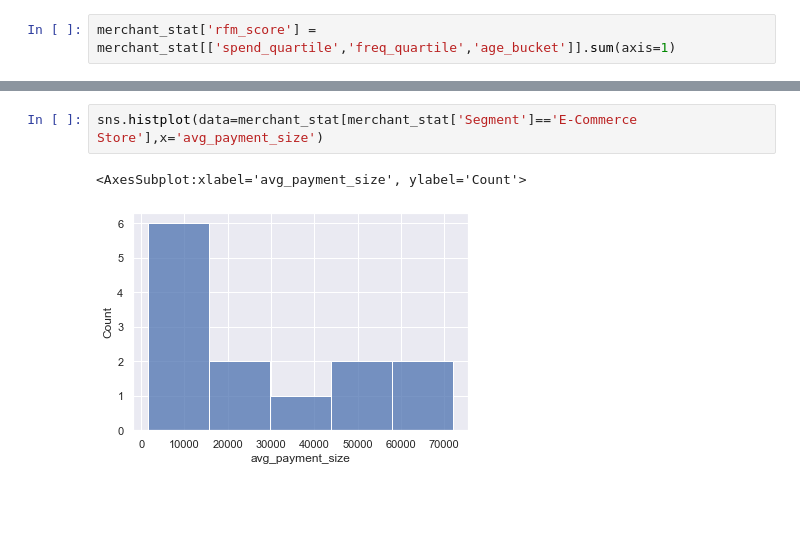
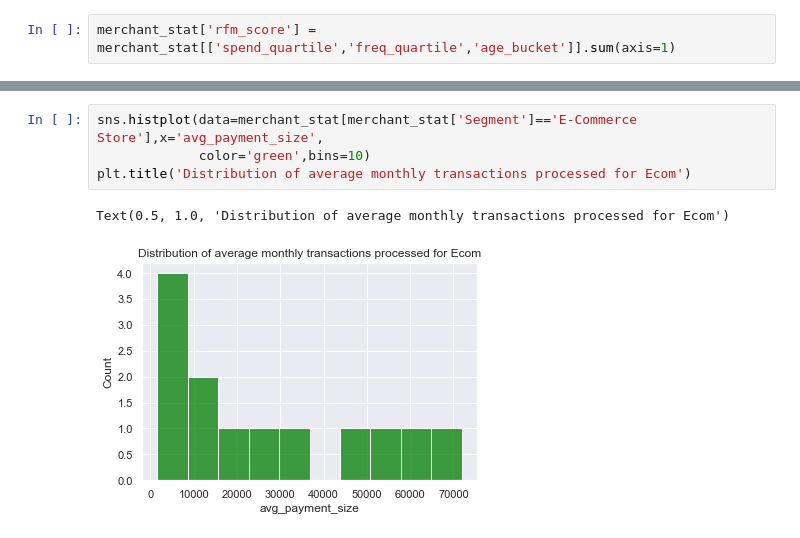
Before and after one commit to nadya27oct/Stripe, a Jupyter notebook: Stripe.ipynb, the cells around one changed output, grey strips where cells are left out. Cells and saved outputs as stored; diff of their text form; blank space fills up the shorter version.

```diff
--- a/Stripe.ipynb
+++ b/Stripe.ipynb
@@ -289,5 +296,7 @@ sns.histplot(data=merchant_stat[merchant_stat['Segment']=='Platform'],x='avg_pay
 # %%
-sns.histplot(data=merchant_stat[merchant_stat['Segment']=='E-Commerce Store'],x='avg_payment_size')
+sns.histplot(data=merchant_stat[merchant_stat['Segment']=='E-Commerce Store'],x='avg_payment_size',
+             color='green',bins=10)
+plt.title('Distribution of average monthly transactions processed for Ecom')
 # %% [output]
-<AxesSubplot:xlabel='avg_payment_size', ylabel='Count'>
+Text(0.5, 1.0, 'Distribution of average monthly transactions processed for Ecom')
-[figure, old version]
+[figure, new version]
```
Also changed, not shown: parts of 18 cells of this notebook, 1 other file.
